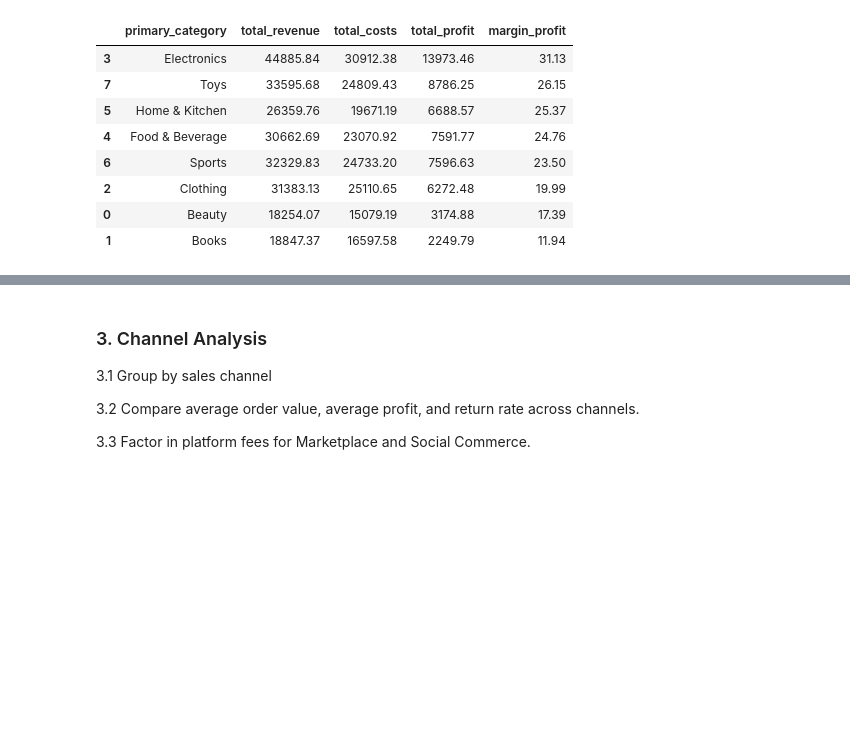
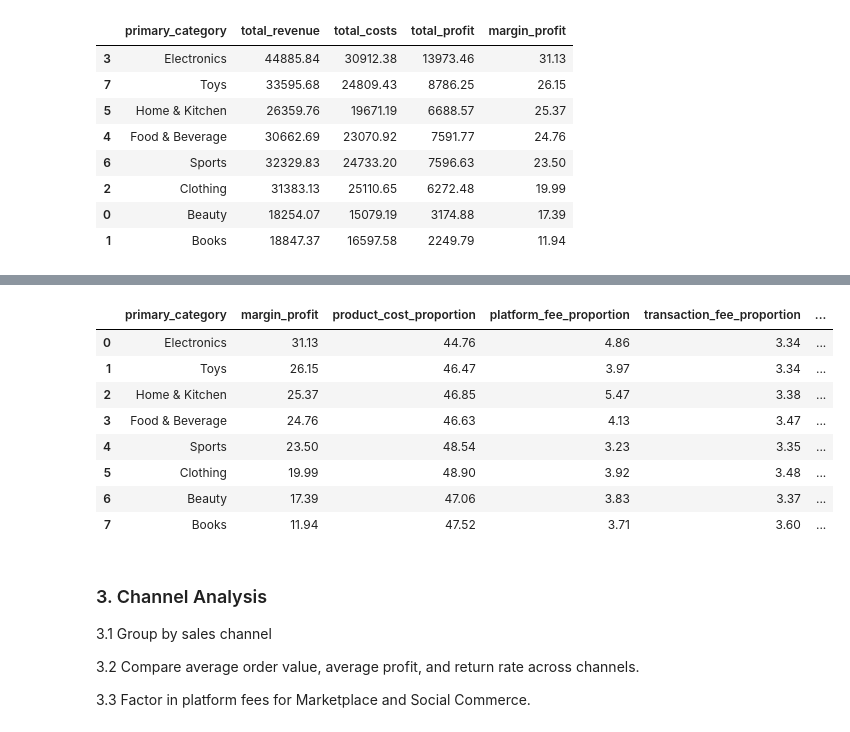
Before and after one commit to Felix-Xuhaixin/E-Commerce-Profitability-Analysis, a Jupyter notebook: E-Commerce Profitability Analysis.ipynb, the cells around one changed output, grey strips where cells are left out. Cells and saved outputs as stored; diff of their text form; code cells hidden in the pictures; blank space fills up the shorter version.

```diff
--- a/E-Commerce Profitability Analysis.ipynb
+++ b/E-Commerce Profitability Analysis.ipynb
@@ -133,0 +170,20 @@ category_aggregation
+# %%
+# Analyzing the cost structure of each category by calculating the proportion of each cost component to the total revenue for each category.
+# This will help identify which cost components are the most significant contributors to the total costs
+for cost in cost_list :
+    category_cost[cost + '_proportion'] = (category_cost[cost] / category_cost['total_revenue'] * 100 ).round(2)
+# %%
+cost_proportion = category_cost.iloc[:, [0,7,8,9,10]]
+# %%
+cost_analysis = category_profit[['primary_category','margin_profit']].merge(cost_proportion,on ='primary_category')
+cost_analysis
+# %% [output]
+|  | primary_category | margin_profit | product_cost_proportion | platform_fee_proportion | transaction_fee_proportion | ... |
+| 0 | Electronics | 31.13 | 44.76 | 4.86 | 3.34 | ... |
+| 1 | Toys | 26.15 | 46.47 | 3.97 | 3.34 | ... |
+| 2 | Home & Kitchen | 25.37 | 46.85 | 5.47 | 3.38 | ... |
+| 3 | Food & Beverage | 24.76 | 46.63 | 4.13 | 3.47 | ... |
+| 4 | Sports | 23.50 | 48.54 | 3.23 | 3.35 | ... |
+| 5 | Clothing | 19.99 | 48.90 | 3.92 | 3.48 | ... |
+| 6 | Beauty | 17.39 | 47.06 | 3.83 | 3.37 | ... |
+| 7 | Books | 11.94 | 47.52 | 3.71 | 3.60 | ... |
```
Also changed, not shown: parts of 9 cells of this notebook.
